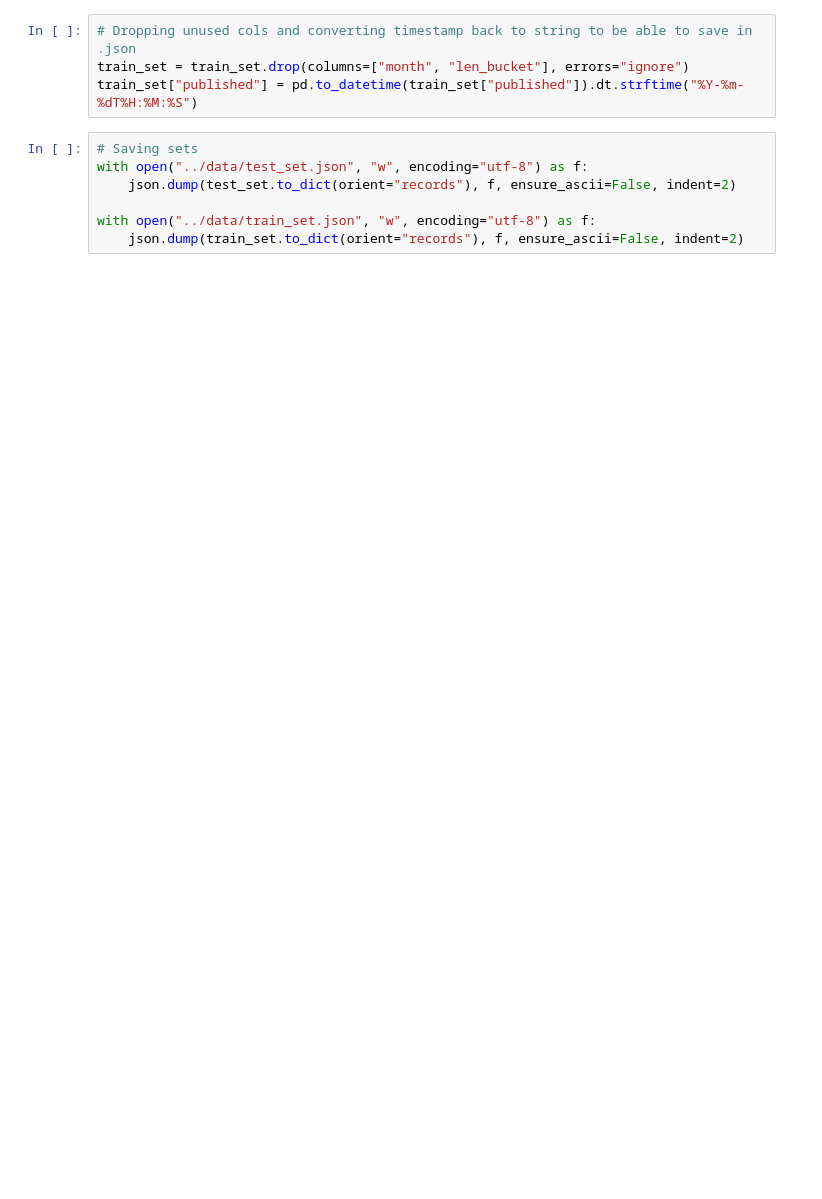
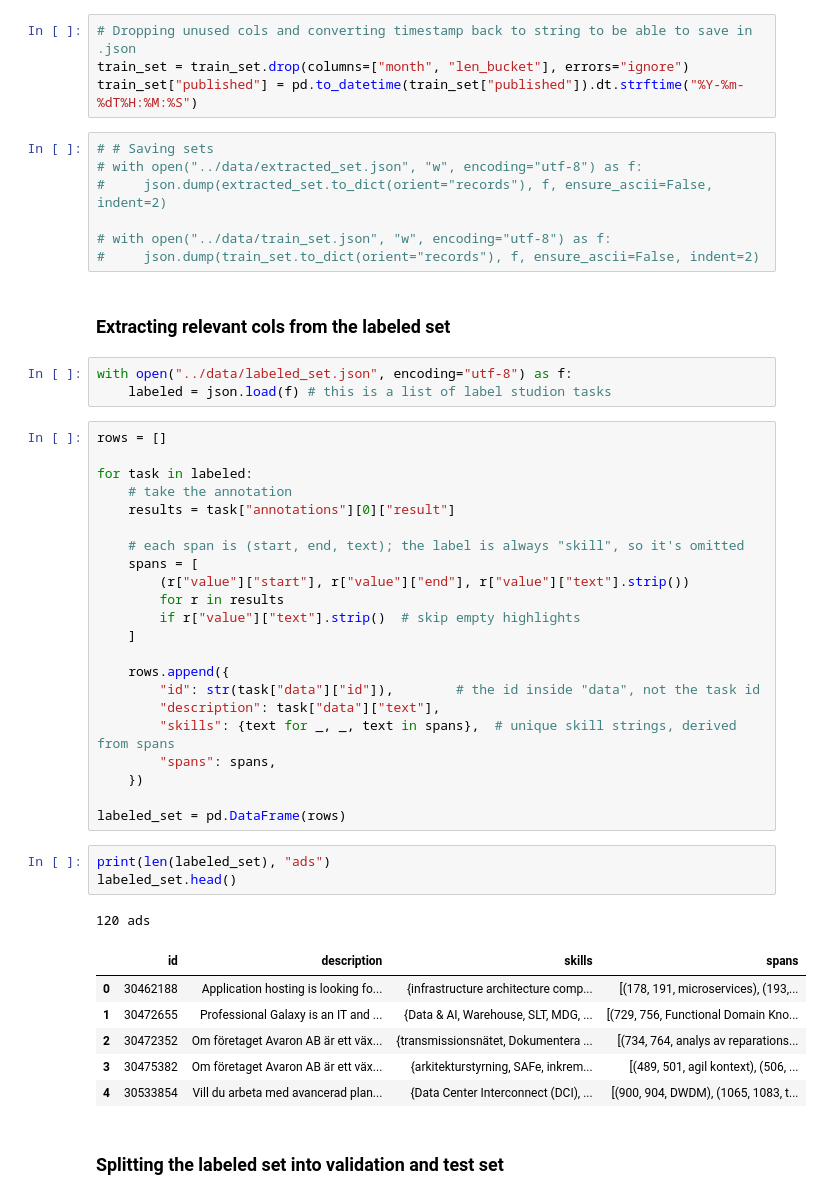
Before and after one commit to IreneGrisenti/Job_Ads_Skill_Analyzer, a Jupyter notebook: notebooks/03_test_set_extraction.ipynb, the cells around one changed output. Saved outputs shown, nothing was run; the diff lists cells and outputs as text; blank space fills up the shorter version.

Commit message:
val test split

```diff
--- a/notebooks/03_test_set_extraction.ipynb
+++ b/notebooks/03_test_set_extraction.ipynb
@@ -109,9 +113,49 @@ Number of rows in the train_set: 2606
 train_set = train_set.drop(columns=["month", "len_bucket"], errors="ignore")
 train_set["published"] = pd.to_datetime(train_set["published"]).dt.strftime("%Y-%m-%dT%H:%M:%S")
 # %%
-# Saving sets
-with open("../data/test_set.json", "w", encoding="utf-8") as f:
-    json.dump(test_set.to_dict(orient="records"), f, ensure_ascii=False, indent=2)
+# # Saving sets
+# with open("../data/extracted_set.json", "w", encoding="utf-8") as f:
+#     json.dump(extracted_set.to_dict(orient="records"), f, ensure_ascii=False, indent=2)
 
-with open("../data/train_set.json", "w", encoding="utf-8") as f:
-    json.dump(train_set.to_dict(orient="records"), f, ensure_ascii=False, indent=2)
+# with open("../data/train_set.json", "w", encoding="utf-8") as f:
+#     json.dump(train_set.to_dict(orient="records"), f, ensure_ascii=False, indent=2)
+# %% [markdown]
+### Extracting relevant cols from the labeled set
+# %%
+with open("../data/labeled_set.json", encoding="utf-8") as f:
+    labeled = json.load(f) # this is a list of label studion tasks
+# %%
+rows = []
+
+for task in labeled:
+    # take the annotation
+    results = task["annotations"][0]["result"]
+
+    # each span is (start, end, text); the label is always "skill", so it's omitted
+    spans = [
+        (r["value"]["start"], r["value"]["end"], r["value"]["text"].strip())
+        for r in results
+        if r["value"]["text"].strip()  # skip empty highlights
+    ]
+
+    rows.append({
+        "id": str(task["data"]["id"]),        # the id inside "data", not the task id
+        "description": task["data"]["text"],
+        "skills": {text for _, _, text in spans},  # unique skill strings, derived from spans
+        "spans": spans,
+    })
+
+labeled_set = pd.DataFrame(rows)
+# %%
+print(len(labeled_set), "ads")
+labeled_set.head()
+# %% [output]
+120 ads
+|  | id | description | skills | spans |
+| 0 | 30462188 | Application hosting is looking fo... | {infrastructure architecture comp... | [(178, 191, microservices), (193,... |
+| 1 | 30472655 | Professional Galaxy is an IT and ... | {Data & AI, Warehouse, SLT, MDG, ... | [(729, 756, Functional Domain Kno... |
+| 2 | 30472352 | Om företaget Avaron AB är ett väx... | {transmissionsnätet, Dokumentera ... | [(734, 764, analys av reparations... |
+| 3 | 30475382 | Om företaget Avaron AB är ett väx... | {arkitekturstyrning, SAFe, inkrem... | [(489, 501, agil kontext), (506, ... |
+| 4 | 30533854 | Vill du arbeta med avancerad plan... | {Data Center Interconnect (DCI), ... | [(900, 904, DWDM), (1065, 1083, t... |
+# %% [markdown]
+### Splitting the labeled set into validation and test set
```
Also changed, not shown: parts of 9 cells of this notebook.
